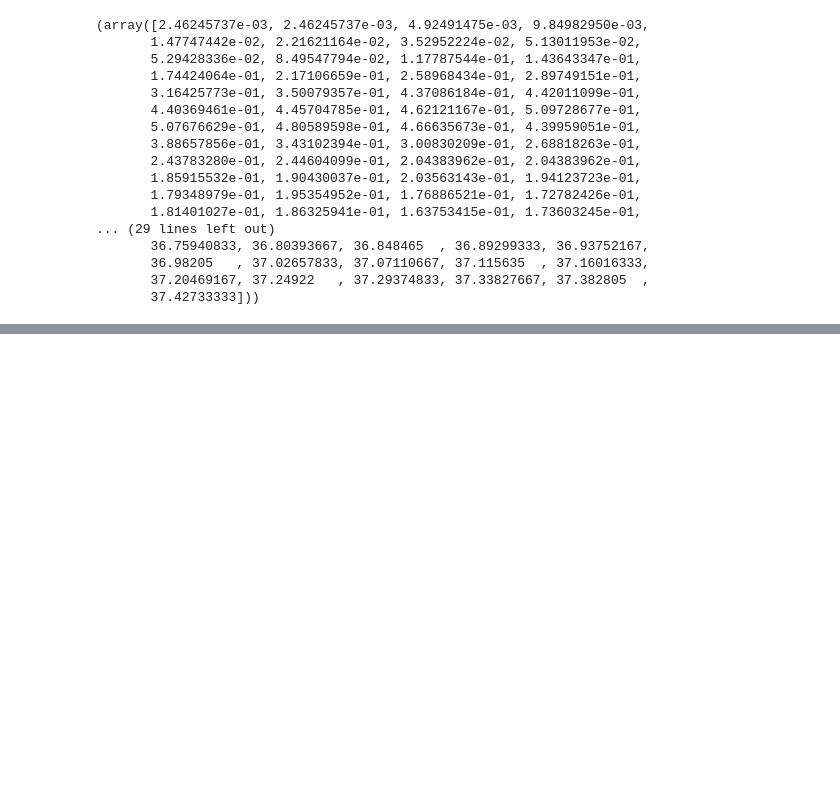
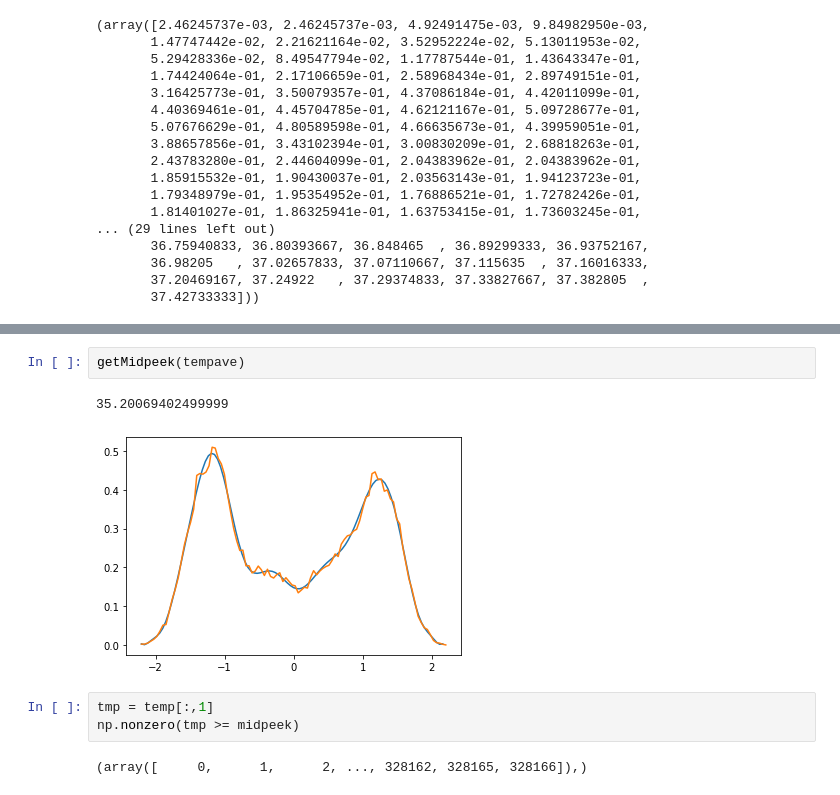
Before and after one commit to yiwenxue/mice_new, a Jupyter notebook: causality/sleep_awake.ipynb, the cells around one changed output, grey strips where cells are left out. Drawn from its saved outputs; the diff is of its cells as text; blank space fills up the shorter version.

```diff
--- a/causality/sleep_awake.ipynb
+++ b/causality/sleep_awake.ipynb
@@ -140,0 +227,10 @@ plt.show()
+# %%
+getMidpeek(tempave)
+# %% [output]
+35.20069402499999
+[figure, added]
+# %%
+tmp = temp[:,1]
+np.nonzero(tmp >= midpeek)
+# %% [output]
+(array([     0,      1,      2, ..., 328162, 328165, 328166]),)
```
Also changed, not shown: parts of 16 cells of this notebook, 2 other files.
